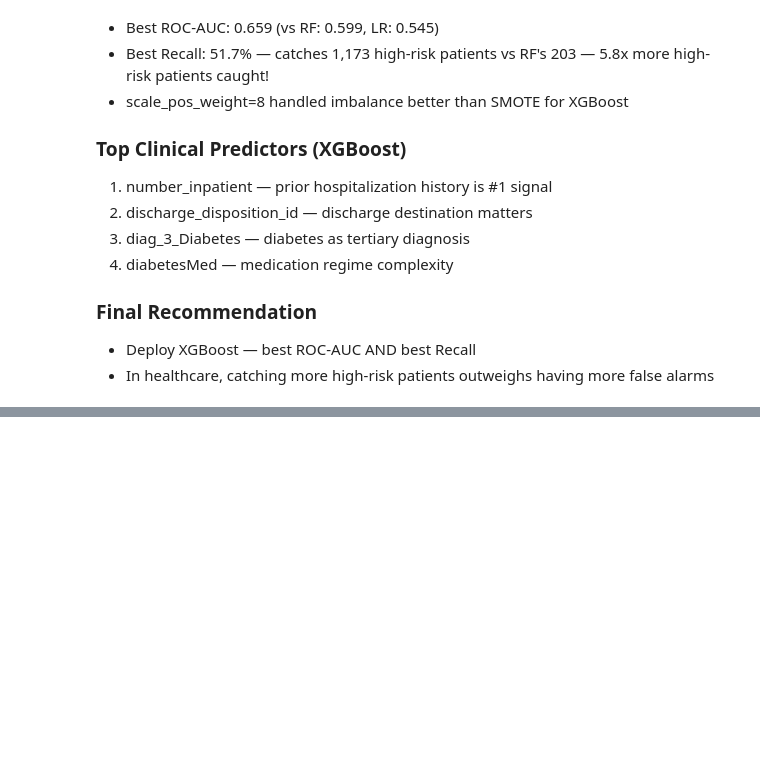
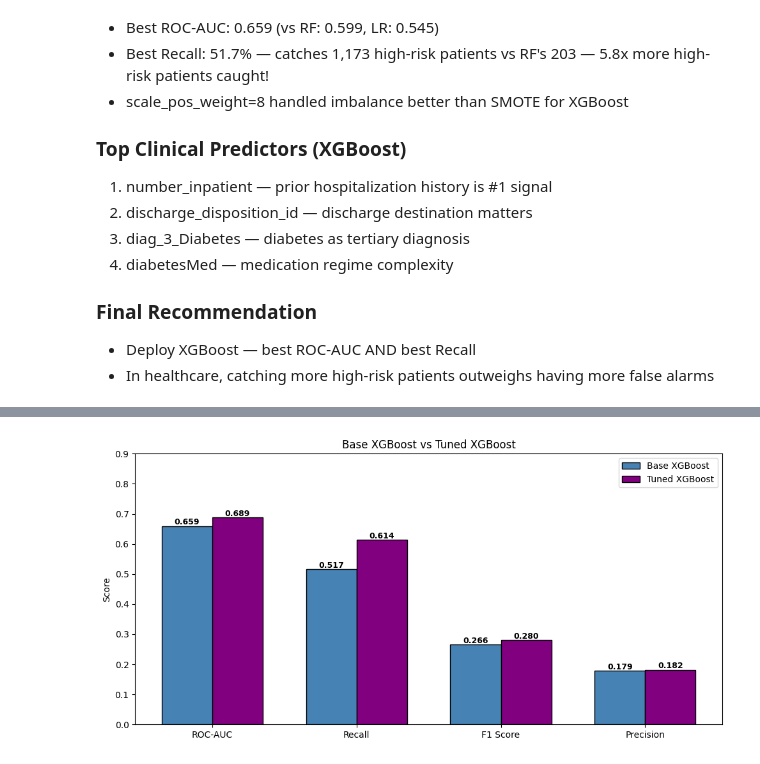
Before and after one commit to areebafarooqui0001/diabetes-readmission-prediction, a Jupyter notebook: 03_Model_Building.ipynb, the cells around one changed output, grey strips where cells are left out. Drawn from its saved outputs; the diff is of its cells as text; code cells hidden in the pictures; blank space fills up the shorter version.

Commit message:
HPT complete — Tuned XGBoost ROC-AUC 0.689, Recall 61.4%

```diff
--- a/03_Model_Building.ipynb
+++ b/03_Model_Building.ipynb
@@ -637,0 +701,16 @@ Best Recall : XGBoost
+# %%
+best_xgb = random_search.best_estimator_
+
+y_pred_best = best_xgb.predict(X_test)
+y_prob_best = best_xgb.predict_proba(X_test)[:, 1]
+
+print("=" * 50)
+print("     TUNED XGBOOST RESULTS")
+print("=" * 50)
+print(f"Accuracy  : {accuracy_score(y_test, y_pred_best):.4f}")
+print(f"Precision : {precision_score(y_test, y_pred_best):.4f}")
+print(f"Recall    : {recall_score(y_test, y_pred_best):.4f}")
+print(f"F1 Score  : {f1_score(y_test, y_pred_best):.4f}")
+print(f"ROC-AUC   : {roc_auc_score(y_test, y_prob_best):.4f}")
+print()
+print(classification_report(y_test, y_pred_best))
@@ -637,0 +737,82 @@ Best Recall : XGBoost
+# %%
+base_auc = roc_auc_score(y_test, y_prob_xgb)
+tuned_auc = roc_auc_score(y_test, y_prob_best)
+base_recall = recall_score(y_test, y_pred_xgb)
+tuned_recall = recall_score(y_test, y_pred_best)
+
+print("=" * 50)
+print("    BASE vs TUNED XGBOOST")
+print("=" * 50)
+print(f"ROC-AUC : {base_auc:.4f} → {tuned_auc:.4f} ({(tuned_auc-base_auc)*100:+.2f}%)")
+print(
+    f"Recall  : {base_recall:.4f} → {tuned_recall:.4f} ({(tuned_recall-base_recall)*100:+.2f}%)"
+)
+print(
+    f"F1      : {f1_score(y_test, y_pred_xgb):.4f} → {f1_score(y_test, y_pred_best):.4f}"
+)
+
+# Visual comparison
+metrics = ["ROC-AUC", "Recall", "F1 Score", "Precision"]
+base_scores = [
+    roc_auc_score(y_test, y_prob_xgb),
+    recall_score(y_test, y_pred_xgb),
+    f1_score(y_test, y_pred_xgb),
+    precision_score(y_test, y_pred_xgb),
+]
+tuned_scores = [
+    roc_auc_score(y_test, y_prob_best),
+    recall_score(y_test, y_pred_best),
+    f1_score(y_test, y_pred_best),
+    precision_score(y_test, y_pred_best),
+]
+
+x = np.arange(len(metrics))
+width = 0.35
+
+fig, ax = plt.subplots(figsize=(10, 5))
+bars1 = ax.bar(
+    x - width / 2,
+    base_scores,
+    width,
+    label="Base XGBoost",
+    color="steelblue",
+    edgecolor="black",
+)
+bars2 = ax.bar(
+    x + width / 2,
+    tuned_scores,
+    width,
+    label="Tuned XGBoost",
+    color="purple",
+    edgecolor="black",
+)
+
+for bar in bars1:
+    ax.text(
+        bar.get_x() + bar.get_width() / 2,
+        bar.get_height() + 0.005,
+        f"{bar.get_height():.3f}",
+        ha="center",
+        fontsize=9,
+        fontweight="bold",
+    )
+for bar in bars2:
+    ax.text(
+        bar.get_x() + bar.get_width() / 2,
+        bar.get_height() + 0.005,
+        f"{bar.get_height():.3f}",
+        ha="center",
+        fontsize=9,
+        fontweight="bold",
+    )
+
+ax.set_ylabel("Score")
+ax.set_title("Base XGBoost vs Tuned XGBoost")
+ax.set_xticks(x)
+ax.set_xticklabels(metrics)
+ax.legend()
+ax.set_ylim(0, 0.9)
+plt.tight_layout()
+plt.savefig("images/hpt_comparison.png")
+plt.show()
+# %% [output]
@@ -637,0 +825 @@ Best Recall : XGBoost
+[figure, added]
```
Also changed, not shown: parts of 14 cells of this notebook, 2 other files.
